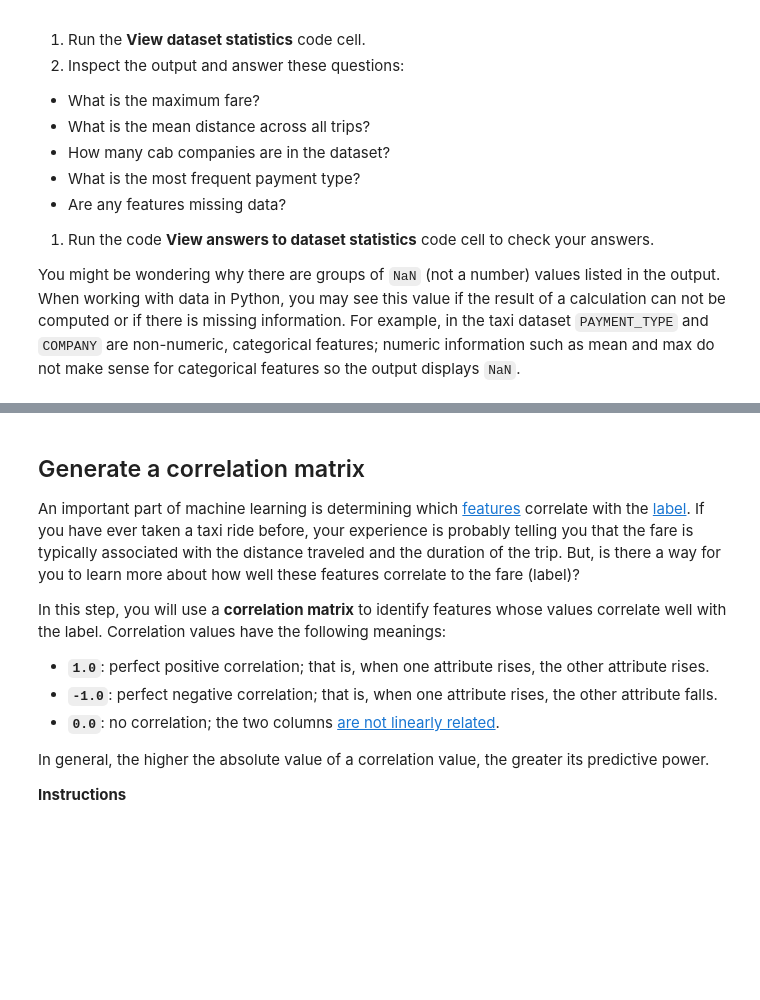
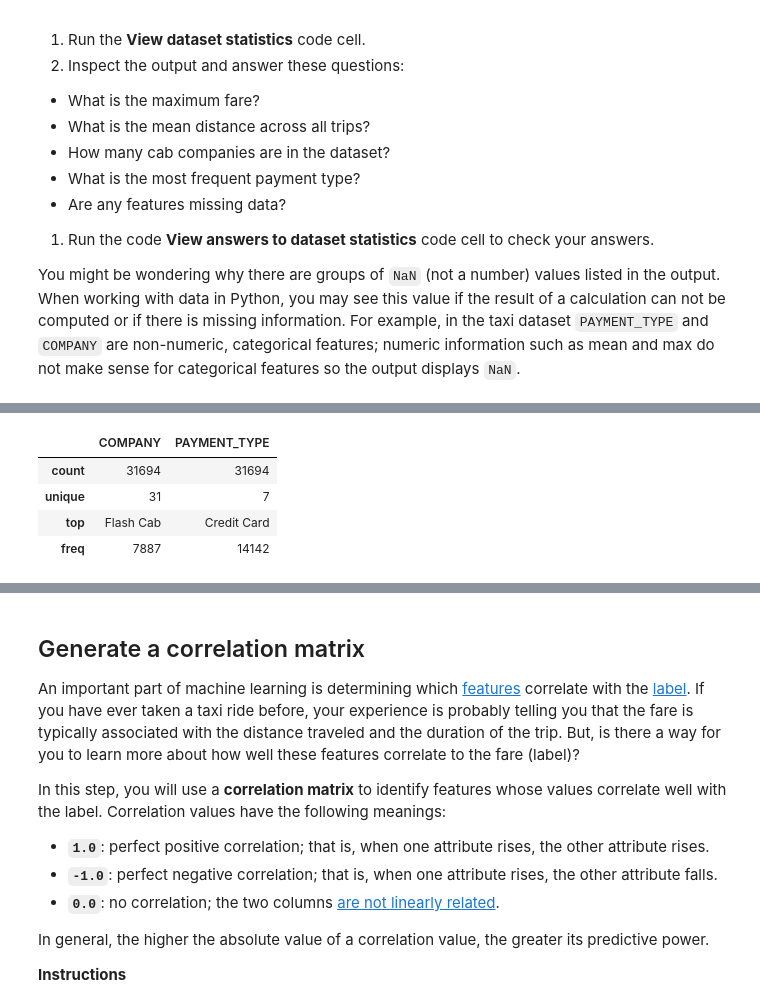
Before and after one commit to srikalyan-yenumula/python, a Jupyter notebook: ml/cc/exercises/linear_regression_taxi.ipynb, the cells around one changed output, grey strips where cells are left out. Saved outputs shown, nothing was run; the diff lists cells and outputs as text; code cells hidden in the pictures; blank space fills up the shorter version.

```diff
--- a/ml/cc/exercises/linear_regression_taxi.ipynb
+++ b/ml/cc/exercises/linear_regression_taxi.ipynb
@@ -207,3 +236,11 @@ You might be wondering why there are groups of `NaN` (not a number) values liste
+# %%
+training_df.describe(include="object")
+# %% [output]
+|  | COMPANY | PAYMENT_TYPE |
+| count | 31694 | 31694 |
+| unique | 31 | 7 |
+| top | Flash Cab | Credit Card |
+| freq | 7887 | 14142 |
 # %%
 #@title Code - View dataset statistics
 
```
Also changed, not shown: parts of 3 cells of this notebook.
